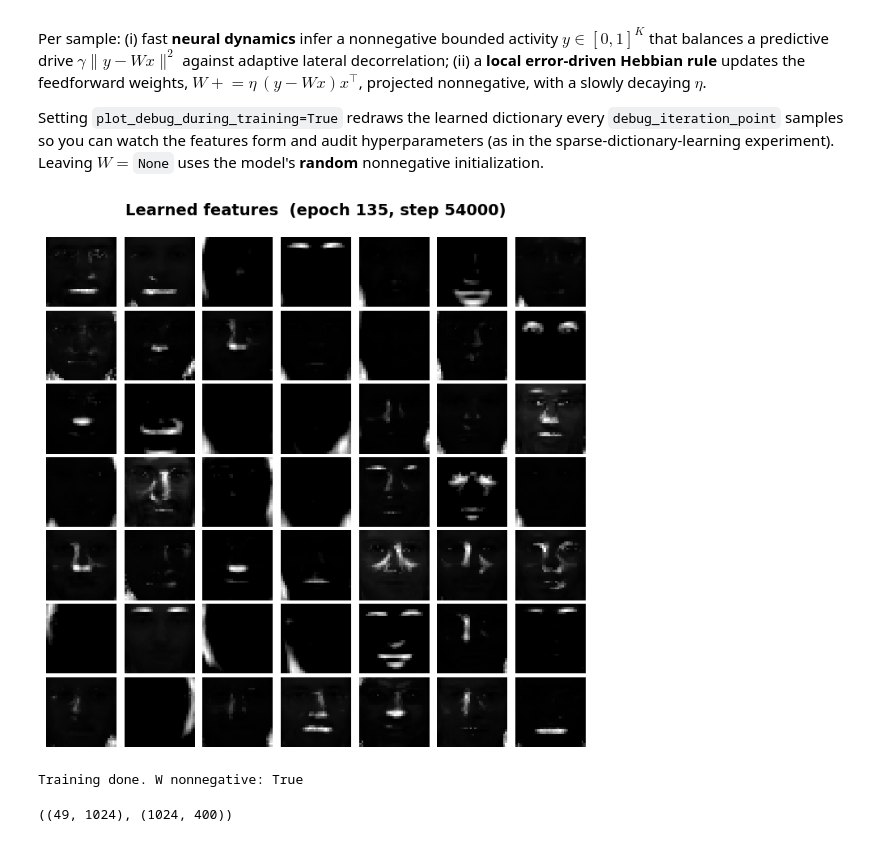
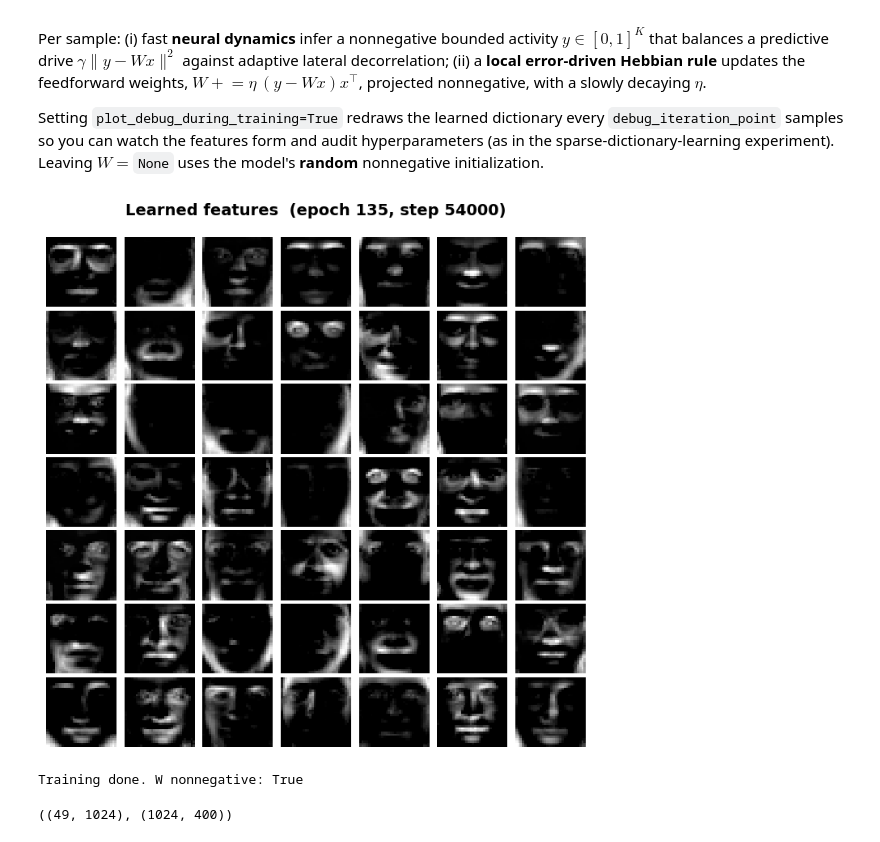
Before and after one commit to BariscanBozkurt/Predictive-Entropy-Maximization, a Jupyter notebook: Simulations/PredictiveBSS/PEM_Face_Feature_Learning.ipynb, the cells around one changed output. Drawn from its saved outputs; the diff is of its cells as text; code cells hidden in the pictures.

```diff
--- a/Simulations/PredictiveBSS/PEM_Face_Feature_Learning.ipynb
+++ b/Simulations/PredictiveBSS/PEM_Face_Feature_Learning.ipynb
@@ -78,19 +78,19 @@ Setting `plot_debug_during_training=True` redraws the learned dictionary every
 # %%
 K = 49  # number of feature units
 model = PredictiveEntropyFaceNMF(
     n_sources=K, presumed_domain="nnantisparse",
     gamma_predictive=30.0, epsilon=2e-3, lambda_lateral=0.99,
-    lr_W=1e-4, lr_W_rule="divide_by_index", lr_W_decay_divider=60000,
-    neural_lr_start=0.01, neural_lr_stop=1e-3, neural_dynamics_iterations=200,
+    lr_W=5e-5, lr_W_rule="divide_by_index", lr_W_decay_divider=60000,
+    neural_lr_start=0.1, neural_lr_stop=1e-2, neural_dynamics_iterations=200,
     W=None,                       # <- random, data-independent initialization
     image_shape=IMG, project_W_nonnegative=True,
     plot_debug_during_training=True, debug_iteration_point=12000/2,  # live view every ~30 epochs
     seed=7,
 )
 model.fit(X, n_epochs=150, shuffle_samples=True)
 print("Training done. W nonnegative:", bool((model.W >= 0).all()))
 # %% [output]
-[figure, old version]
+[figure, new version]
 Training done. W nonnegative: True
 # %%
 model.W.shape, X.shape
```
Also changed, not shown: parts of 8 cells of this notebook, 1 other file.
